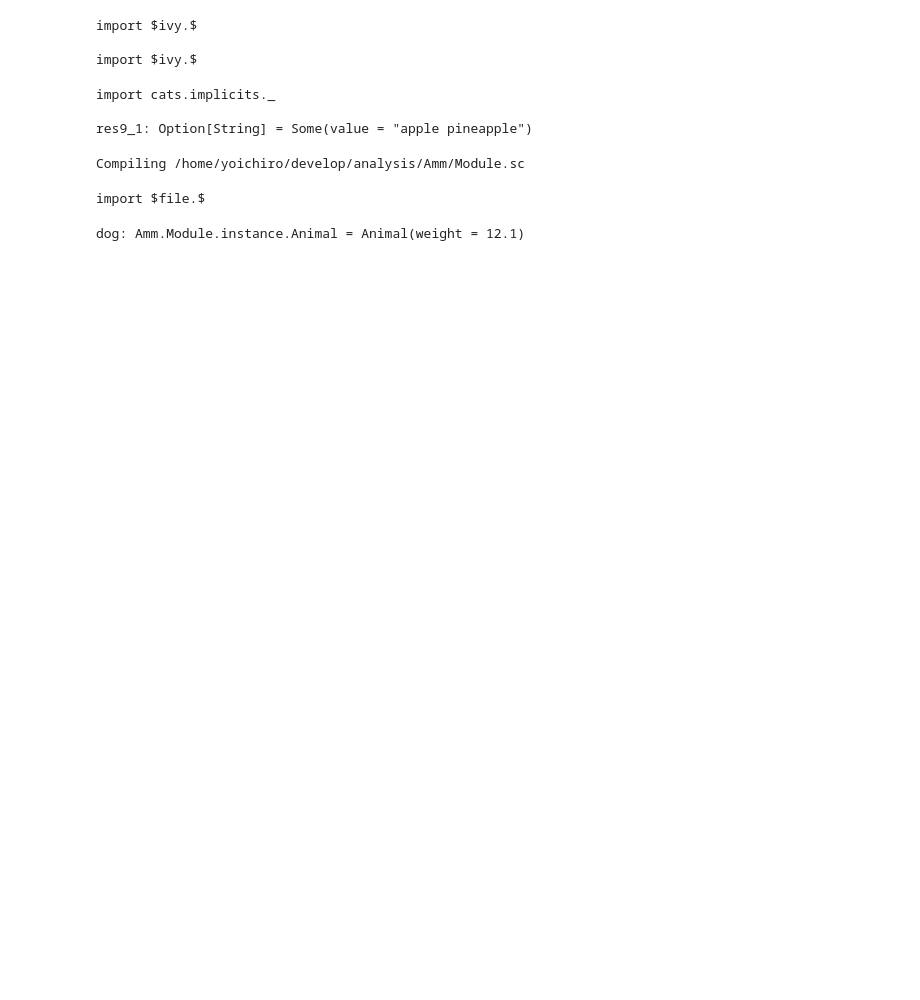
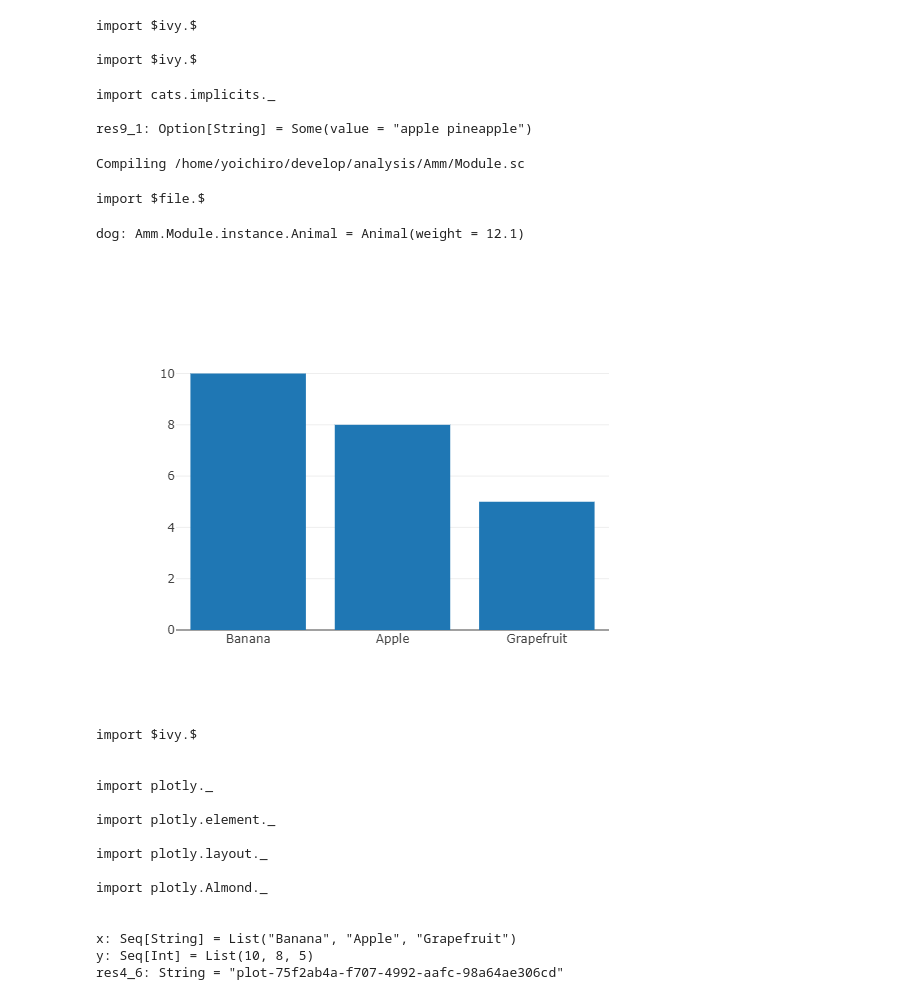
Before and after one commit to ItoYo16u/data-analysis-workplace, a Jupyter notebook: scala_example.ipynb, the cells around one changed output. Cells and saved outputs as stored; diff of their text form; code cells hidden in the pictures; blank space fills up the shorter version.

```diff
--- a/scala_example.ipynb
+++ b/scala_example.ipynb
@@ -21,3 +21,35 @@ import $file.$
 val dog = Module.Animal(12.1)
 # %% [output]
 dog: Amm.Module.instance.Animal = Animal(weight = 12.1)
+# %%
+import $ivy.`org.plotly-scala::plotly-almond:0.8.1`
+
+import plotly._
+import plotly.element._
+import plotly.layout._
+import plotly.Almond._
+
+val (x, y) = Seq(
+  "Banana" -> 10,
+  "Apple" -> 8,
+  "Grapefruit" -> 5
+).unzip
+
+Bar(x, y).plot()
+# %% [output]
+[figure, added]
+import $ivy.$
+
+
+import plotly._
+
+import plotly.element._
+
+import plotly.layout._
+
+import plotly.Almond._
+
+
+x: Seq[String] = List("Banana", "Apple", "Grapefruit")
+y: Seq[Int] = List(10, 8, 5)
+res4_6: String = "plot-75f2ab4a-f707-4992-aafc-98a64ae306cd"
```
Also changed, not shown: 26 other files.
